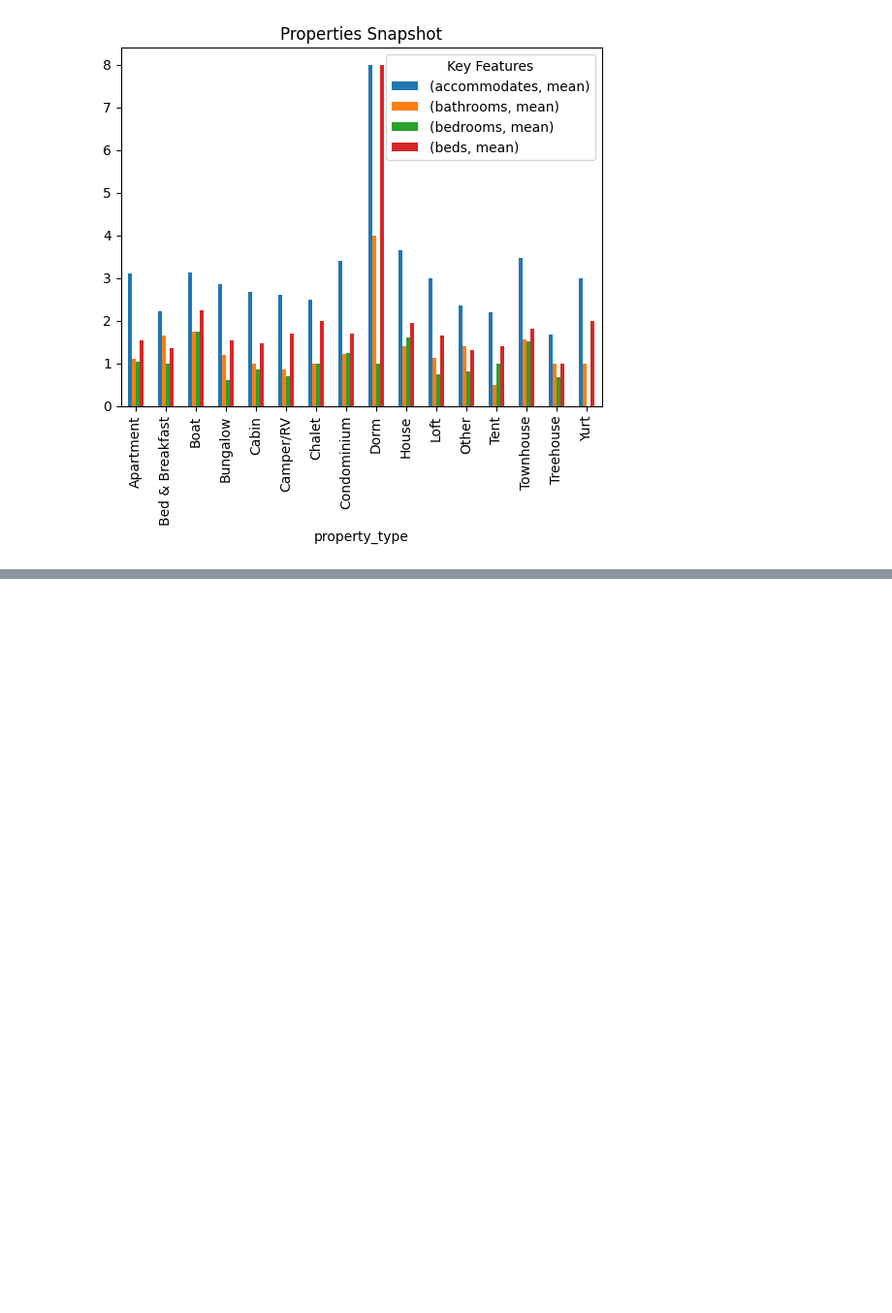
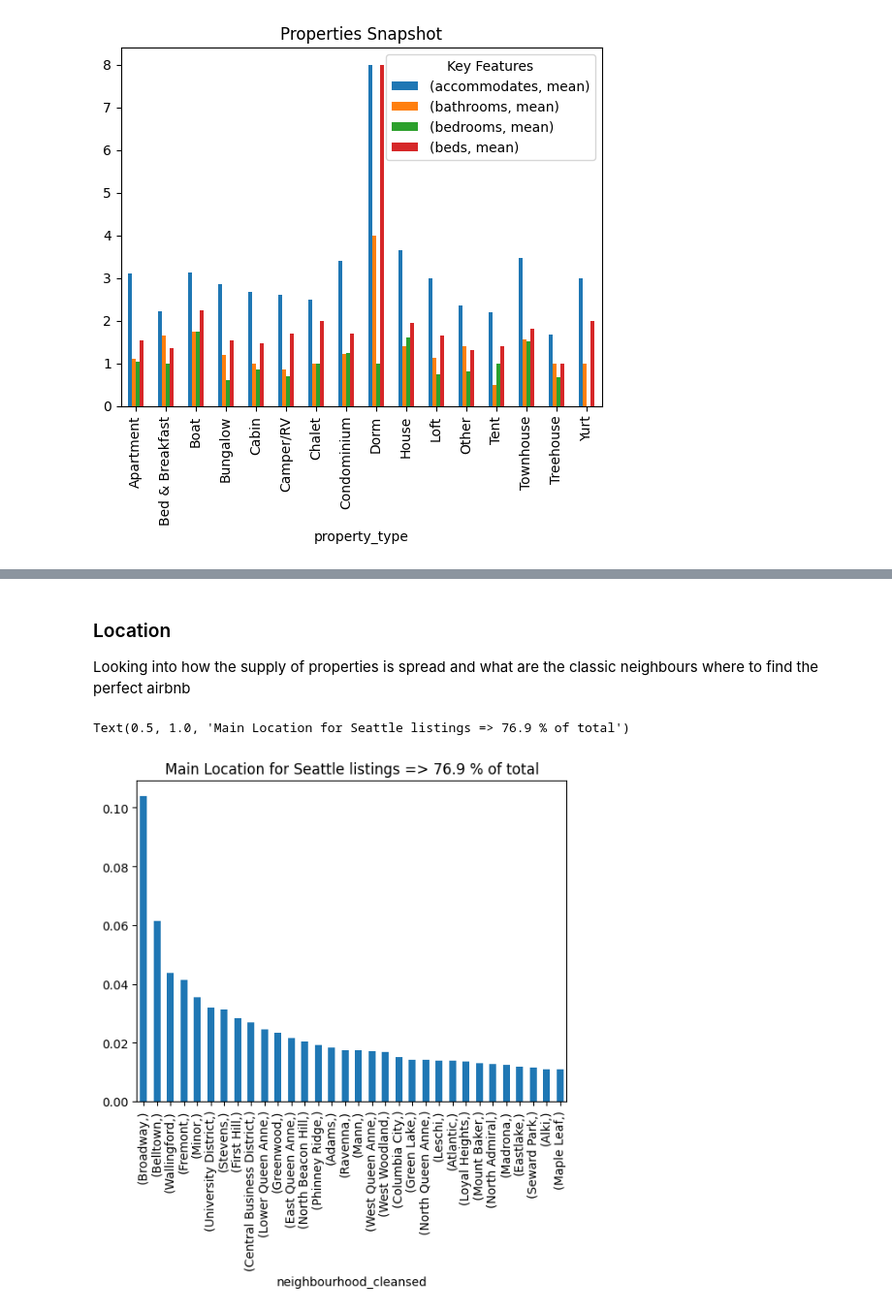
Before and after one commit to aeusepi/AirBnB_Project, a Jupyter notebook: AirBnbSeattle.ipynb, the cells around one changed output, grey strips where cells are left out. Shown: that part at 97% size. Drawn from its saved outputs; the diff is of its cells as text; code cells hidden in the pictures; blank space fills up the shorter version.

Commit message:
Added the location part

```diff
--- a/AirBnbSeattle.ipynb
+++ b/AirBnbSeattle.ipynb
@@ -79,0 +81,25 @@ plt.legend(title="Key Features")
+# %% [markdown]
+<h3 id='Part1.2'> Location  </h3>
+
+Looking into how the supply of properties is spread and what are the classic neighbours where to find the perfect airbnb
+# %%
+# granular location where the listings are located
+loc_cols = ['neighbourhood_cleansed']
+tot = (df
+[loc_cols]
+.value_counts()/df.shape[0])[(df
+[loc_cols]
+.value_counts()/df.shape[0])>0.01].sum()
+
+
+(df
+[loc_cols]
+.value_counts()/df.shape[0])[(df
+[loc_cols]
+.value_counts()/df.shape[0])>0.01].plot(kind="bar")
+
+plt.title(f'Main Location for Seattle listings => {np.round(tot*100,1)} % of total')
+#Total sum of the neigborood with more than 1% of the listings
+# %% [output]
+Text(0.5, 1.0, 'Main Location for Seattle listings => 76.9 % of total')
+[figure, added]
```
Also changed, not shown: parts of 4 cells of this notebook, 1 other file.
